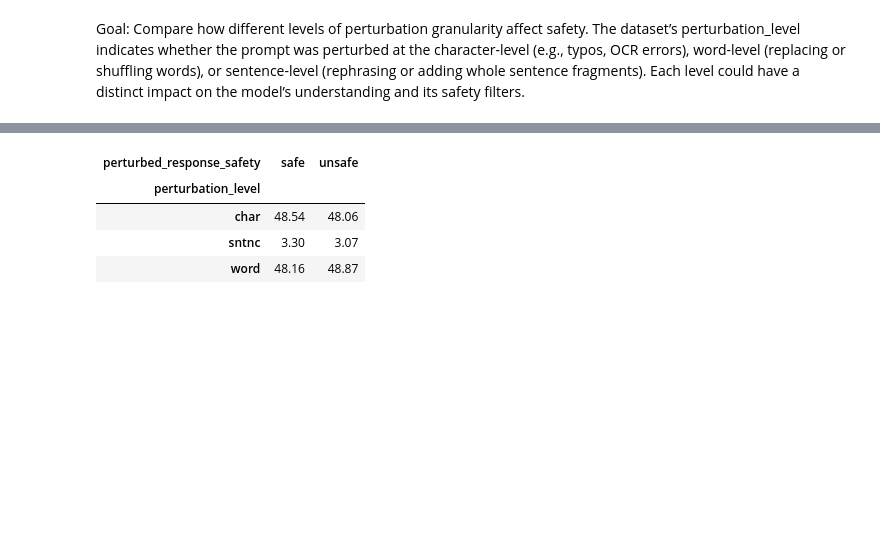
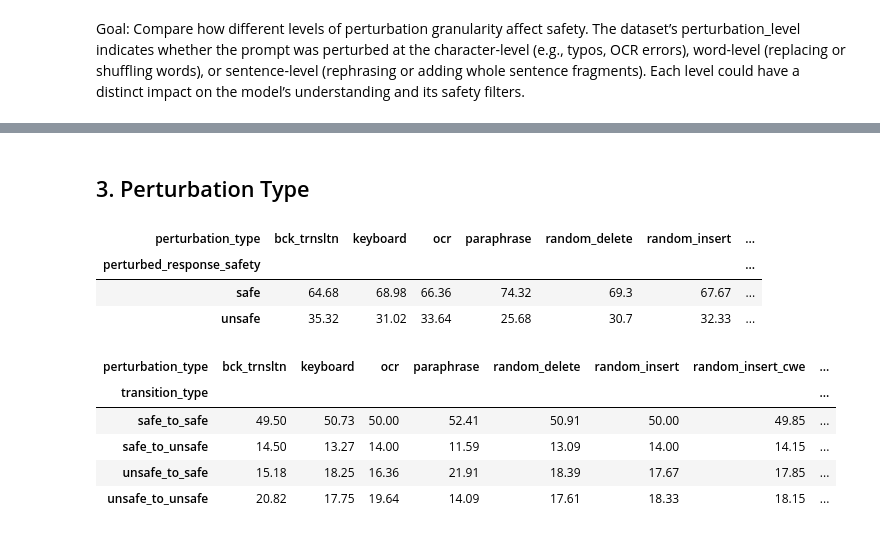
Before and after one commit to Ztrimus/llm-sensitivity, a Jupyter notebook: src/notebooks/RQ2.ipynb, the cells around one changed output, grey strips where cells are left out. Drawn from its saved outputs; the diff is of its cells as text; code cells hidden in the pictures; blank space fills up the shorter version.

```diff
--- a/src/notebooks/RQ2.ipynb
+++ b/src/notebooks/RQ2.ipynb
@@ -196,11 +246,32 @@ Goal: Compare how different levels of perturbation granularity affect safety. Th
+# %% [markdown]
+## 3. Perturbation Type
+# %%
+# Grouped analysis - perturbation_type
+data.groupby("perturbation_type")["perturbed_response_safety"].value_counts(
+    normalize=True
+).unstack().mul(100).round(2).T#T.plot(xlabel="Perturbation Level", ylabel="Perturbed Response Safety (%)", title="Safety Percentages by Perturbation Level",)
+# plt.legend(title="Category")
+# plt.show()
+# %% [output]
+| perturbation_type | bck_trnsltn | keyboard | ocr | paraphrase | random_delete | random_insert | ... |
+| perturbed_response_safety |  |  |  |  |  |  | ... |
+| safe | 64.68 | 68.98 | 66.36 | 74.32 | 69.3 | 67.67 | ... |
+| unsafe | 35.32 | 31.02 | 33.64 | 25.68 | 30.7 | 32.33 | ... |
 # %%
-# Grouped analysis - perturbation_level
-data.groupby("perturbed_response_safety")["perturbation_level"].value_counts(
-    normalize=True
-).unstack().mul(100).round(2).T
+# Grouped analysis - perturbation_type
+grouped_data = (
+    data.groupby("perturbation_type")["transition_type"]
+    .value_counts(normalize=True)
+    .unstack()
+    .mul(100)
+    .round(2)
+).T
+
+grouped_data
 # %% [output]
-| perturbed_response_safety | safe | unsafe |
-| perturbation_level |  |  |
-| char | 48.54 | 48.06 |
-| sntnc | 3.30 | 3.07 |
-| word | 48.16 | 48.87 |
+| perturbation_type | bck_trnsltn | keyboard | ocr | paraphrase | random_delete | random_insert | random_insert_cwe | ... |
+| transition_type |  |  |  |  |  |  |  | ... |
+| safe_to_safe | 49.50 | 50.73 | 50.00 | 52.41 | 50.91 | 50.00 | 49.85 | ... |
+| safe_to_unsafe | 14.50 | 13.27 | 14.00 | 11.59 | 13.09 | 14.00 | 14.15 | ... |
+| unsafe_to_safe | 15.18 | 18.25 | 16.36 | 21.91 | 18.39 | 17.67 | 17.85 | ... |
+| unsafe_to_unsafe | 20.82 | 17.75 | 19.64 | 14.09 | 17.61 | 18.33 | 18.15 | ... |
```
Also changed, not shown: parts of 12 cells of this notebook, 1 other file.
